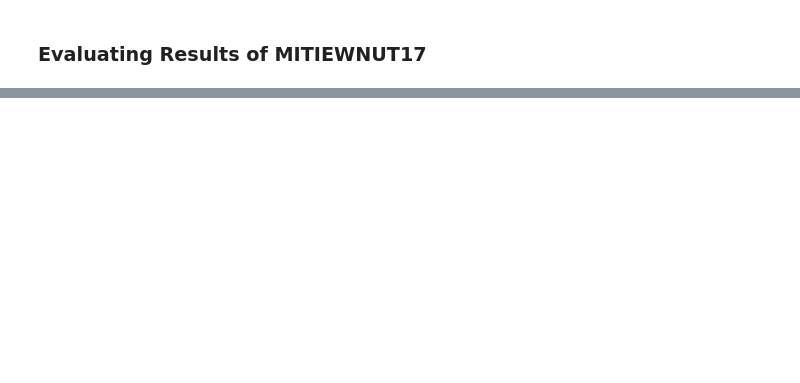
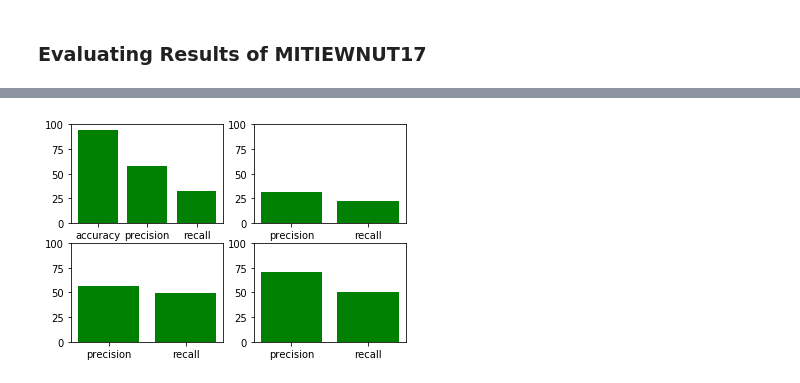
Before and after one commit to khattaksaad/lab_final_task, a Jupyter notebook: Lab2_Report.ipynb, the cells around one changed output, grey strips where cells are left out. Drawn from its saved outputs; the diff is of its cells as text; code cells hidden in the pictures; blank space fills up the shorter version.

```diff
--- a/Lab2_Report.ipynb
+++ b/Lab2_Report.ipynb
@@ -847,0 +864,2 @@ FB1:  15.38  12
+# %%
+objects,figures,labels = wnut_eval(test_conll)
@@ -847,0 +884,9 @@ FB1:  15.38  12
+# %%
+fig, ax = plt.subplots(nrows=2, ncols=2)
+for index, (obj, fig) in enumerate(zip(objects, figures)):
+    plt.subplot(2, 2, index+1)
+    plt.ylim(0,100)
+    plt.bar(obj,fig, label="sdddddddd", color='g')
+plt.show()
+# %% [output]
+[figure, added]
```
Also changed, not shown: parts of 21 cells of this notebook, 1 other file.
